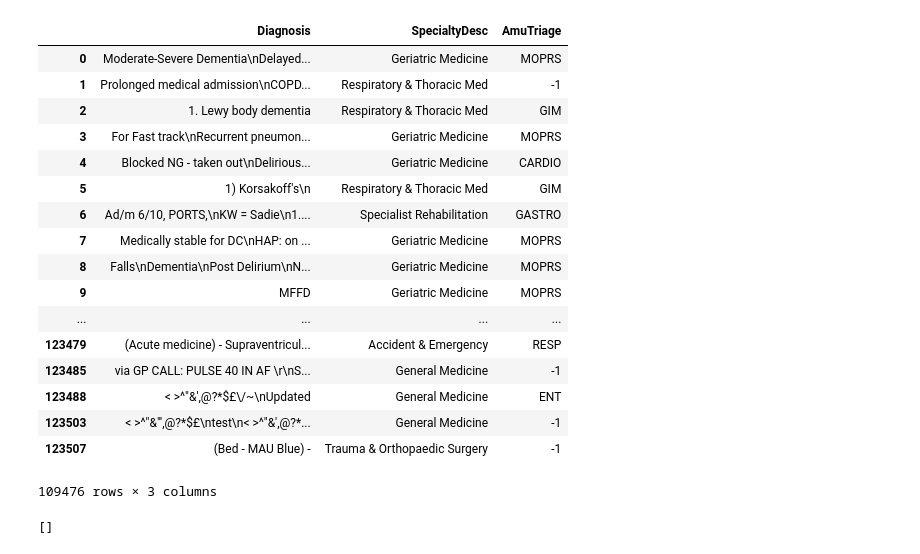
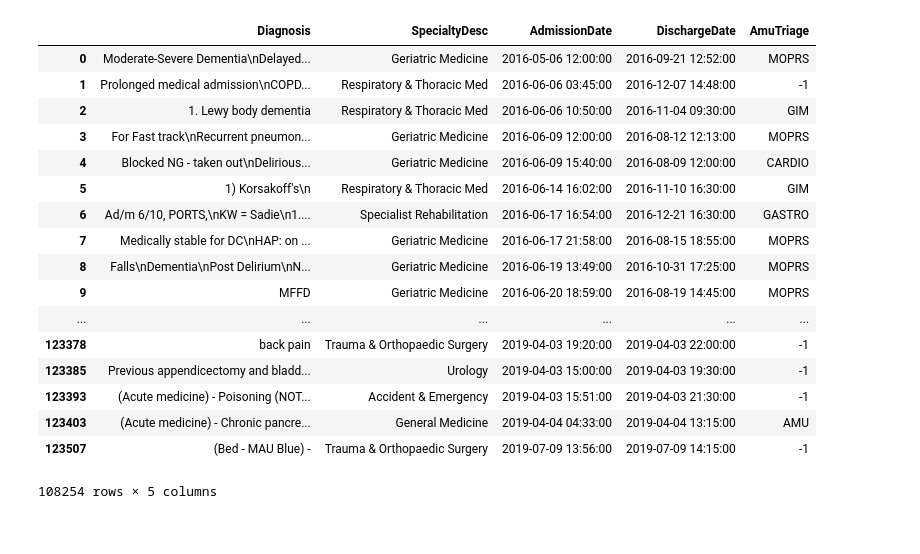
Before and after one commit to meevans1/PortsmouthHospitalTrust, a Jupyter notebook: diagnosis/AMUTriage.ipynb, the cells around one changed output. Cells and saved outputs as stored; diff of their text form; code cells hidden in the pictures.

```diff
--- a/diagnosis/AMUTriage.ipynb
+++ b/diagnosis/AMUTriage.ipynb
@@ -8,34 +8,28 @@ import re
 # %%
 sql_conn = pyodbc.connect('DRIVER={SQL Server};'
                             'SERVER=L_AAGwebapptest;'
                             'DATABASE=BedView;'
                             'Trusted_Connection=yes')
-query = "set transaction isolation level read uncommitted select cn.Diagnosis,ps.SpecialtyDesc,pn.AmuTriage from tblClinicalNote cn inner join tblPatientSpell ps on ps.pkPatientSpellID=cn.fkPatientSpellID inner join tblPatientNote pn on pn.fkPatientSpellID=ps.pkPatientSpellID"
+query = "set transaction isolation level read uncommitted select cn.Diagnosis,ps.SpecialtyDesc,ps.AdmissionDate,ps.DischargeDate,pn.AmuTriage from tblClinicalNote cn inner join tblPatientSpell ps on ps.pkPatientSpellID=cn.fkPatientSpellID inner join tblPatientNote pn on pn.fkPatientSpellID=ps.pkPatientSpellID"
 df = pd.read_sql(query, sql_conn)
 df = df.dropna()
 df
 # %% [output]
-|  | Diagnosis | SpecialtyDesc | AmuTriage |
-| 0 | Moderate-Severe Dementia\nDelayed... | Geriatric Medicine | MOPRS |
-| 1 | Prolonged medical admission\nCOPD... | Respiratory & Thoracic Med | -1 |
-| 2 | 1. Lewy body dementia | Respiratory & Thoracic Med | GIM |
-| 3 | For Fast track\nRecurrent pneumon... | Geriatric Medicine | MOPRS |
-| 4 | Blocked NG - taken out\nDelirious... | Geriatric Medicine | CARDIO |
-| 5 | 1) Korsakoff's\n | Respiratory & Thoracic Med | GIM |
-| 6 | Ad/m 6/10, PORTS,\nKW = Sadie\n1.... | Specialist Rehabilitation | GASTRO |
-| 7 | Medically stable for DC\nHAP: on ... | Geriatric Medicine | MOPRS |
-| 8 | Falls\nDementia\nPost Delirium\nN... | Geriatric Medicine | MOPRS |
-| 9 | MFFD | Geriatric Medicine | MOPRS |
-| ... | ... | ... | ... |
-| 123479 | (Acute medicine) - Supraventricul... | Accident & Emergency | RESP |
-| 123485 | via GP CALL: PULSE 40 IN AF \r\nS... | General Medicine | -1 |
-| 123488 | < >^"&',@?*$£\/~\nUpdated | General Medicine | ENT |
-| 123503 | < >^"&"',@?*$£\ntest\n< >^"&',@?*... | General Medicine | -1 |
-| 123507 | (Bed - MAU Blue) - | Trauma & Orthopaedic Surgery | -1 |
+|  | Diagnosis | SpecialtyDesc | AdmissionDate | DischargeDate | AmuTriage |
+| 0 | Moderate-Severe Dementia\nDelayed... | Geriatric Medicine | 2016-05-06 12:00:00 | 2016-09-21 12:52:00 | MOPRS |
+| 1 | Prolonged medical admission\nCOPD... | Respiratory & Thoracic Med | 2016-06-06 03:45:00 | 2016-12-07 14:48:00 | -1 |
+| 2 | 1. Lewy body dementia | Respiratory & Thoracic Med | 2016-06-06 10:50:00 | 2016-11-04 09:30:00 | GIM |
+| 3 | For Fast track\nRecurrent pneumon... | Geriatric Medicine | 2016-06-09 12:00:00 | 2016-08-12 12:13:00 | MOPRS |
+| 4 | Blocked NG - taken out\nDelirious... | Geriatric Medicine | 2016-06-09 15:40:00 | 2016-08-09 12:00:00 | CARDIO |
+| 5 | 1) Korsakoff's\n | Respiratory & Thoracic Med | 2016-06-14 16:02:00 | 2016-11-10 16:30:00 | GIM |
+| 6 | Ad/m 6/10, PORTS,\nKW = Sadie\n1.... | Specialist Rehabilitation | 2016-06-17 16:54:00 | 2016-12-21 16:30:00 | GASTRO |
+| 7 | Medically stable for DC\nHAP: on ... | Geriatric Medicine | 2016-06-17 21:58:00 | 2016-08-15 18:55:00 | MOPRS |
+| 8 | Falls\nDementia\nPost Delirium\nN... | Geriatric Medicine | 2016-06-19 13:49:00 | 2016-10-31 17:25:00 | MOPRS |
+| 9 | MFFD | Geriatric Medicine | 2016-06-20 18:59:00 | 2016-08-19 14:45:00 | MOPRS |
+| ... | ... | ... | ... | ... | ... |
+| 123378 | back pain | Trauma & Orthopaedic Surgery | 2019-04-03 19:20:00 | 2019-04-03 22:00:00 | -1 |
+| 123385 | Previous appendicectomy and bladd... | Urology | 2019-04-03 15:00:00 | 2019-04-03 19:30:00 | -1 |
+| 123393 | (Acute medicine) - Poisoning (NOT... | Accident & Emergency | 2019-04-03 15:51:00 | 2019-04-03 21:30:00 | -1 |
+| 123403 | (Acute medicine) - Chronic pancre... | General Medicine | 2019-04-04 04:33:00 | 2019-04-04 13:15:00 | AMU |
+| 123507 | (Bed - MAU Blue) - | Trauma & Orthopaedic Surgery | 2019-07-09 13:56:00 | 2019-07-09 14:15:00 | -1 |
-109476 rows × 3 columns
+108254 rows × 5 columns
-# %%
-#df = df[df.index < 10000]
-df_19 = df[df['Diagnosis'].str.lower().str.contains(" over-dose ",regex=False)]
-print(df_19['Diagnosis'].values)
-# %% [output]
-[]
```
Also changed, not shown: parts of 26 cells of this notebook, 6 other files.
